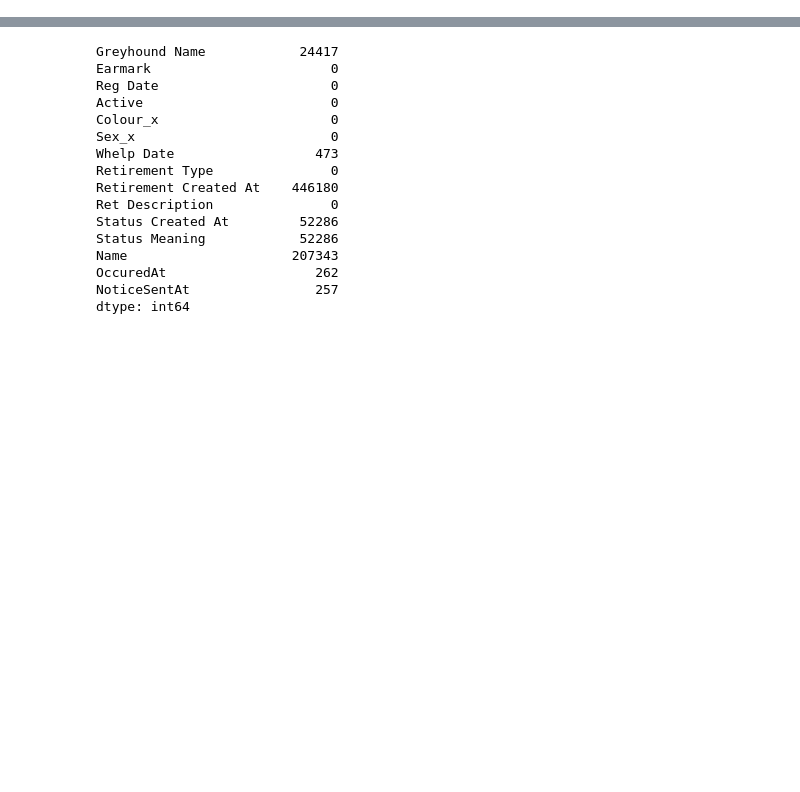
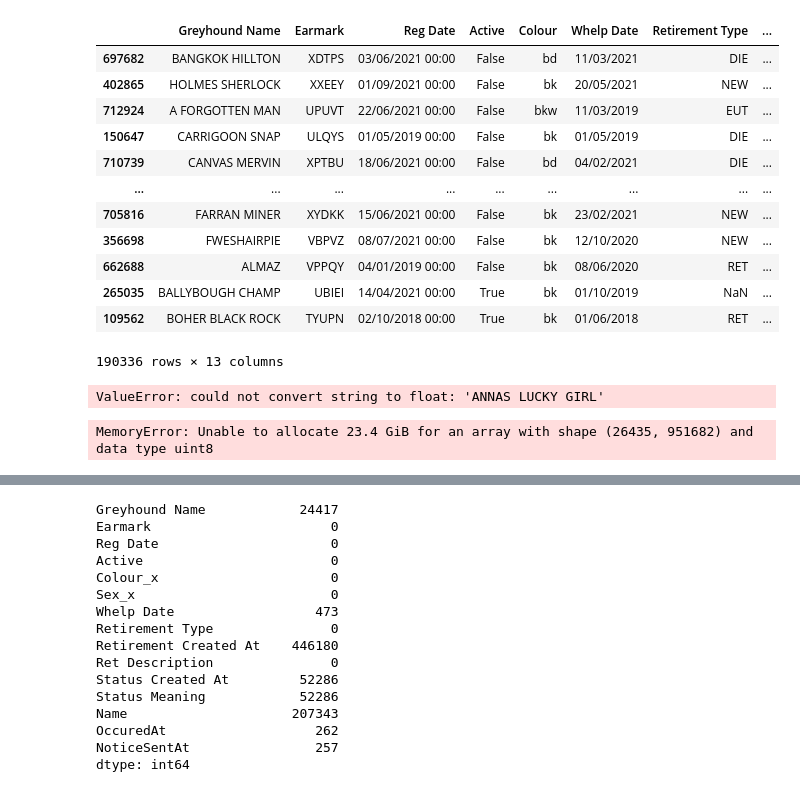
Before and after one commit to sba22178/capstone2023, a Jupyter notebook: Cleaning Data.ipynb, the cells around one changed output, grey strips where cells are left out. Cells and saved outputs as stored; diff of their text form; code cells hidden in the pictures; blank space fills up the shorter version.

```diff
--- a/Cleaning Data.ipynb
+++ b/Cleaning Data.ipynb
@@ -59,5 +133,7 @@ import pandas as pd
 from sklearn.model_selection import train_test_split
 from sklearn.preprocessing import LabelEncoder
 from sklearn.neighbors import KNeighborsClassifier
+# %%
+df= dfm
 # %%
 # Convert categorical columns to numerical representation using LabelEncoder
@@ -81,0 +158,58 @@ test_df[target] = knn.predict(test_df[features])
+# %%
+#Random Sample
+
+# Specify the percentage of data to sample (e.g., 20%)
+sample_percentage = 0.2
+
+# Perform random sampling
+random_sample = df.sample(frac=sample_percentage, random_state=42)
+# %%
+random_sample
+# %% [output]
+|  | Greyhound Name | Earmark | Reg Date | Active | Colour | Whelp Date | Retirement Type | ... |
+| 697682 | BANGKOK HILLTON | XDTPS | 03/06/2021 00:00 | False | bd | 11/03/2021 | DIE | ... |
+| 402865 | HOLMES SHERLOCK | XXEEY | 01/09/2021 00:00 | False | bk | 20/05/2021 | NEW | ... |
+| 712924 | A FORGOTTEN MAN | UPUVT | 22/06/2021 00:00 | False | bkw | 11/03/2019 | EUT | ... |
+| 150647 | CARRIGOON SNAP | ULQYS | 01/05/2019 00:00 | False | bk | 01/05/2019 | DIE | ... |
+| 710739 | CANVAS MERVIN | XPTBU | 18/06/2021 00:00 | False | bd | 04/02/2021 | DIE | ... |
+| ... | ... | ... | ... | ... | ... | ... | ... | ... |
+| 705816 | FARRAN MINER | XYDKK | 15/06/2021 00:00 | False | bk | 23/02/2021 | NEW | ... |
+| 356698 | FWESHAIRPIE | VBPVZ | 08/07/2021 00:00 | False | bk | 12/10/2020 | NEW | ... |
+| 662688 | ALMAZ | VPPQY | 04/01/2019 00:00 | False | bk | 08/06/2020 | RET | ... |
+| 265035 | BALLYBOUGH CHAMP | UBIEI | 14/04/2021 00:00 | True | bk | 01/10/2019 | NaN | ... |
+| 109562 | BOHER BLACK ROCK | TYUPN | 02/10/2018 00:00 | True | bk | 01/06/2018 | RET | ... |
+190336 rows × 13 columns
+# %%
+import pandas as pd
+from sklearn.decomposition import PCA
+from sklearn.preprocessing import StandardScaler
+
+# Load your dataset (assuming it's already loaded into a pandas DataFrame df)
+
+# Standardize the features
+scaler = StandardScaler()
+X_scaled = scaler.fit_transform(df.drop("Retirement Type", axis=1))
+
+# Apply PCA
+n_components = 50  # Number of principal components to keep
+pca = PCA(n_components=n_components)
+X_pca = pca.fit_transform(X_scaled)
+
+# Now, X_pca contains the reduced-dimensional data
+
+# You can use X_pca for further analysis or modeling
+# %% [output]
+ValueError: could not convert string to float: 'ANNAS LUCKY GIRL'
+# %%
+import pandas as pd
+from sklearn.model_selection import train_test_split
+from sklearn.preprocessing import StandardScaler
+from sklearn.neighbors import KNeighborsClassifier
+from sklearn.metrics import classification_report
+
+# Assuming the data is already loaded into a pandas DataFrame (df)
+
+# Perform one-hot encoding on categorical columns
+df_encoded = pd.get_dummies(df, columns=["Colour","Sex", "NoticeSentBy"])#, drop_first=True)
+# %% [output]
+MemoryError: Unable to allocate 23.4 GiB for an array with shape (26435, 951682) and data type uint8
```
Also changed, not shown: parts of 40 cells of this notebook, 3 other files.
